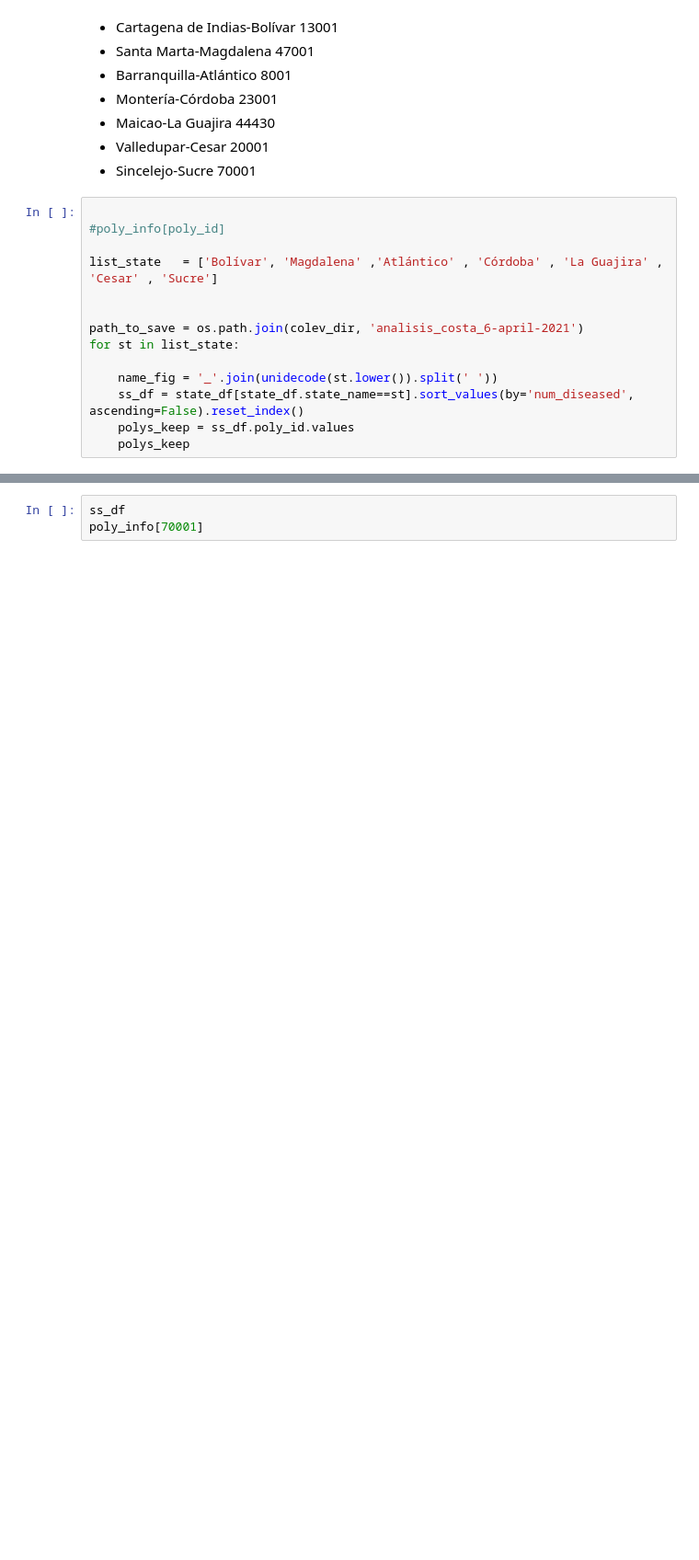
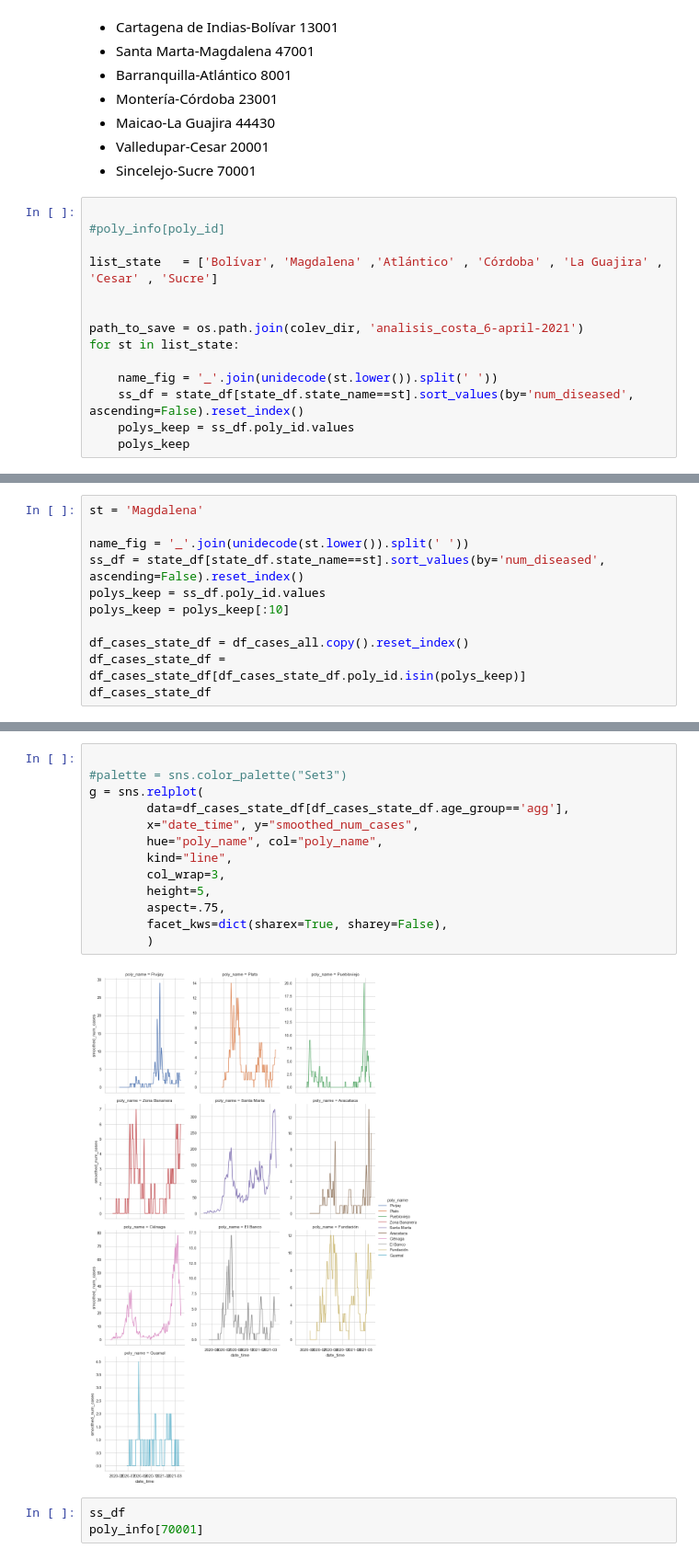
Before and after one commit to biomac-lab/covid19_forecast, a Jupyter notebook: prototypes/plots.ipynb, the cells around one changed output, grey strips where cells are left out. Shown at 92% size. Saved outputs shown, nothing was run; the diff lists cells and outputs as text; blank space fills up the shorter version.

```diff
--- a/prototypes/plots.ipynb
+++ b/prototypes/plots.ipynb
@@ -375,0 +355,11 @@ array([70001, 70215, 70708, 70670, 70742, 70508, 70820, 70429, 70717,
+# %%
+st = 'Magdalena'
+
+name_fig = '_'.join(unidecode(st.lower()).split(' '))
+ss_df = state_df[state_df.state_name==st].sort_values(by='num_diseased', ascending=False).reset_index()
+polys_keep = ss_df.poly_id.values
+polys_keep = polys_keep[:10]
+
+df_cases_state_df = df_cases_all.copy().reset_index()
+df_cases_state_df = df_cases_state_df[df_cases_state_df.poly_id.isin(polys_keep)]
+df_cases_state_df
@@ -376,3 +380,18 @@ array([70001, 70215, 70708, 70670, 70742, 70508, 70820, 70429, 70717,
+# %%
+
+#palette = sns.color_palette("Set3")
+g = sns.relplot(
+        data=df_cases_state_df[df_cases_state_df.age_group=='agg'],
+        x="date_time", y="smoothed_num_cases",
+        hue="poly_name", col="poly_name",
+        kind="line",
+        col_wrap=3,
+        height=5,
+        aspect=.75,
+        facet_kws=dict(sharex=True, sharey=False),
+        )
+# %% [output]
+[figure, added]
 # %%
 ss_df
 poly_info[70001]
```
Also changed, not shown: parts of 4 cells of this notebook, 3 other files.
